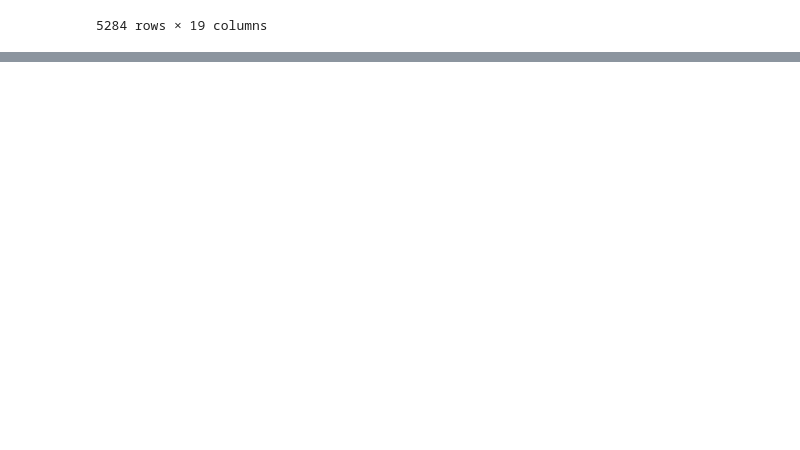
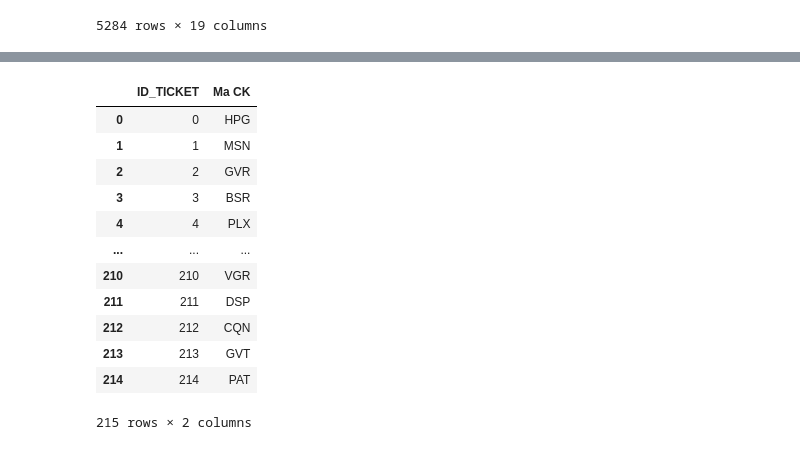
Before and after one commit to vuquangnguyen2018/KhoaLuanUEH, a Jupyter notebook: Dataset/Phan tich Du lieu.ipynb, the cells around one changed output, grey strips where cells are left out. Saved outputs shown, nothing was run; the diff lists cells and outputs as text; code cells hidden in the pictures; blank space fills up the shorter version.

```diff
--- a/Dataset/Phan tich Du lieu.ipynb
+++ b/Dataset/Phan tich Du lieu.ipynb
@@ -136,3 +161,19 @@ Output
+# %%
+Top_Tickets
+# %% [output]
+|  | ID_TICKET | Ma CK |
+| 0 | 0 | HPG |
+| 1 | 1 | MSN |
+| 2 | 2 | GVR |
+| 3 | 3 | BSR |
+| 4 | 4 | PLX |
+| ... | ... | ... |
+| 210 | 210 | VGR |
+| 211 | 211 | DSP |
+| 212 | 212 | CQN |
+| 213 | 213 | GVT |
+| 214 | 214 | PAT |
+215 rows × 2 columns
 # %%
 # EXPORT FILE DATA
 with pd.ExcelWriter('Report.xlsx') as writer:
```
Also changed, not shown: parts of 3 cells of this notebook, 5 other files.
